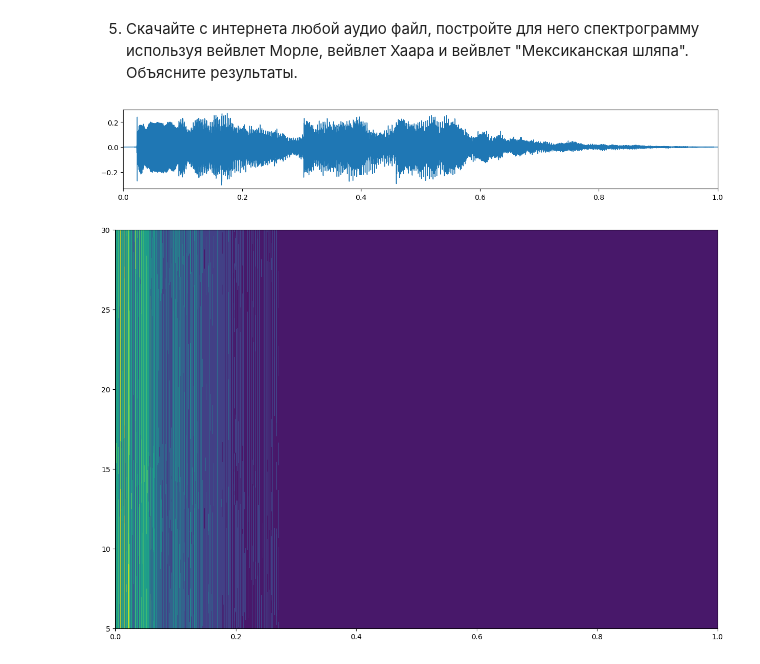
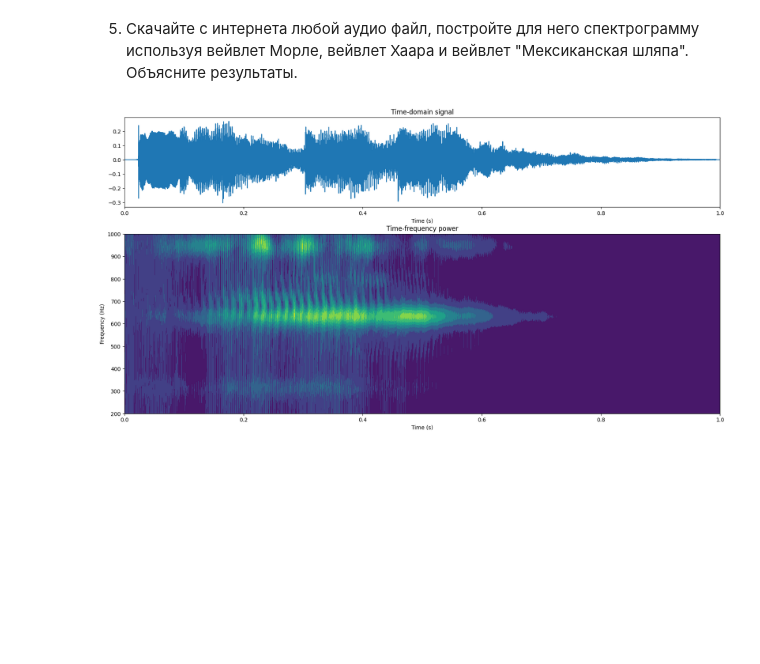
Before and after one commit to Grenka054/DSP-Labs, a Jupyter notebook: lab6.ipynb, the cells around one changed output. Drawn from its saved outputs; the diff is of its cells as text; code cells hidden in the pictures; blank space fills up the shorter version.

```diff
--- a/lab6.ipynb
+++ b/lab6.ipynb
@@ -276,12 +279,19 @@ tf_nokia = np.array(tf_nokia)
-# %%
-plt.figure(figsize=(15, 2))
-plt.plot(t_nokia, signal_nokia, linewidth=1)
-plt.xlim(0, 1)
-plt.show()
-
-plt.figure(figsize=(15, 10))
-plt.contourf(t_nokia, freqs_nokia, tf_nokia)
-plt.show()
-# %% [output]
-[figure, removed]
-[figure, removed]
+# %%
+# Перебираемые частоты вейвлетов
+freqs_nokia = np.linspace(200, 1000, 200)
+tf_nokia = make_spectrogram(wavelet_morlet, t_nokia, signal_nokia, freqs_nokia, shift=1.5, alpha=0.01)
+# %%
+fig, axs = plt.subplots(2, 1, figsize=(20, 10), gridspec_kw={'height_ratios': [1, 2]})
+
+axs[0].plot(t_nokia, signal_nokia)
+axs[0].set_xlim(t_nokia[0], t_nokia[-1])
+axs[0].set_title("Time-domain signal")
+axs[0].set_xlabel('Time (s)')
+
+axs[1].contourf(t_nokia, freqs_nokia, tf_nokia)
+axs[1].set_title("Time-frequency power")
+axs[1].set_ylabel('Frequency (Hz)')
+axs[1].set_xlabel('Time (s)')
+plt.show()
+# %% [output]
+[figure, added]
```
Also changed, not shown: parts of 28 cells of this notebook, 3 other files.
